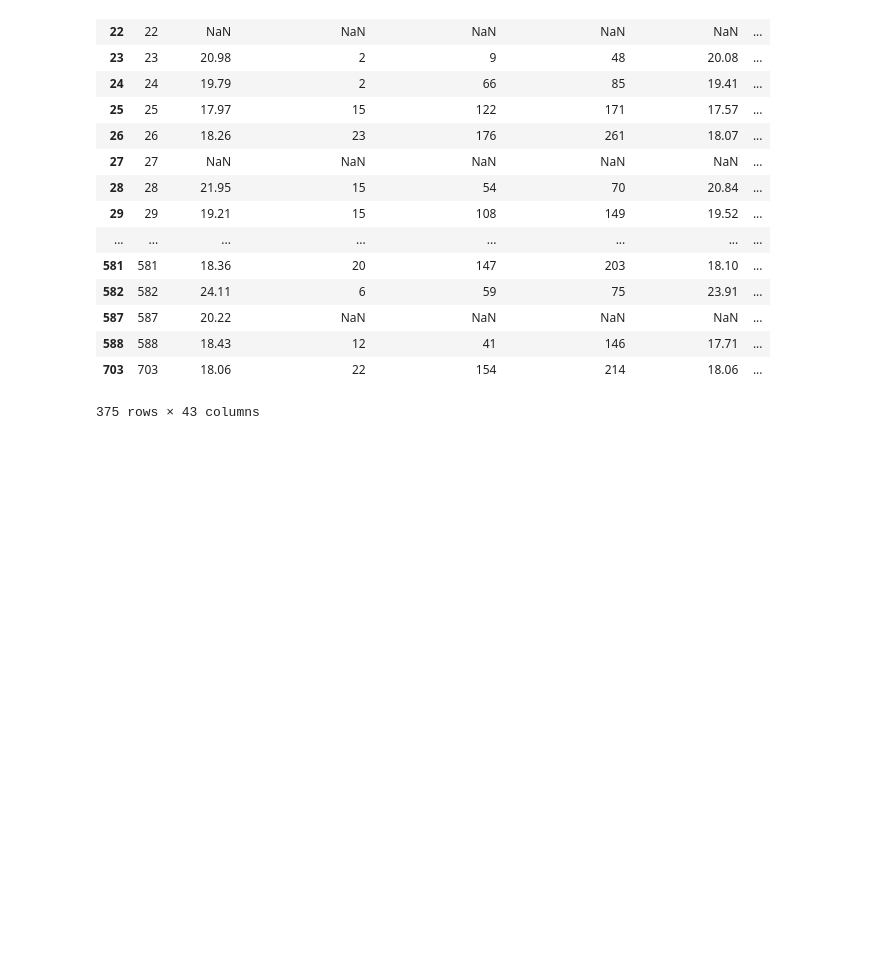
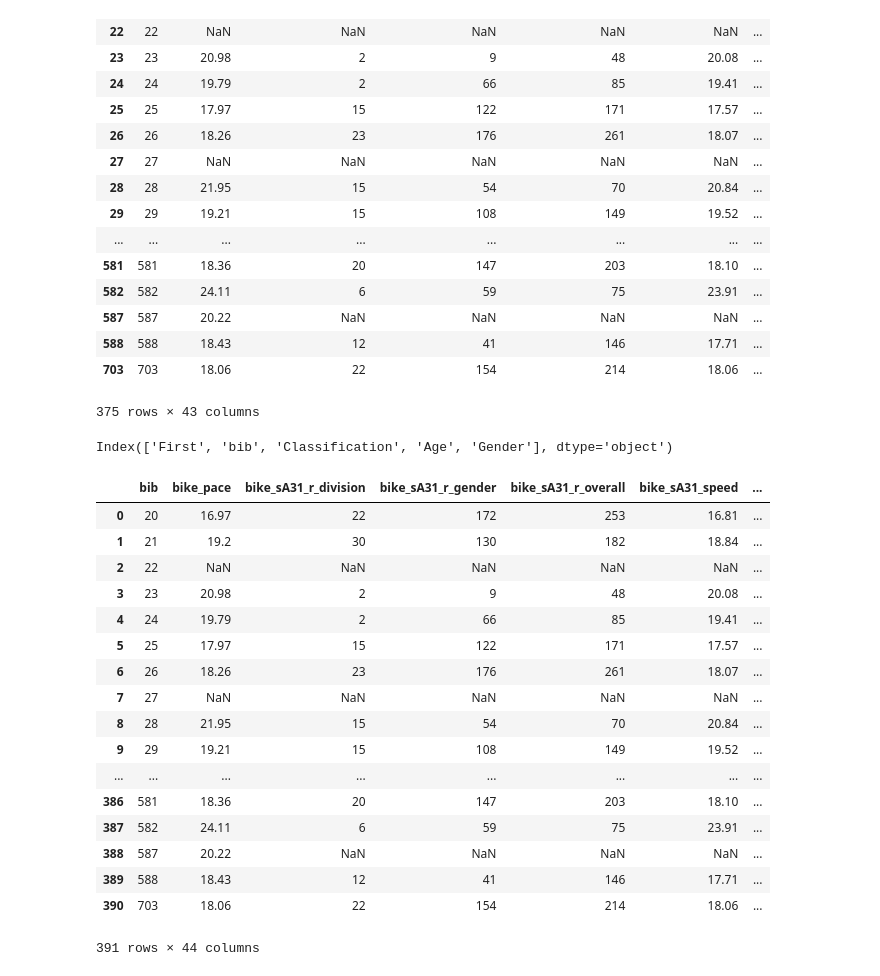
Before and after one commit to brunosan/Rev3-Williamsburg-Half-2016, a Jupyter notebook: Scrape.ipynb, the cells around one changed output. Saved outputs shown, nothing was run; the diff lists cells and outputs as text; code cells hidden in the pictures; blank space fills up the shorter version.

```diff
--- a/Scrape.ipynb
+++ b/Scrape.ipynb
@@ -195,0 +194,26 @@ df[df['error']=='yes']
+# %%
+ages_csv=pd.DataFrame.from_csv('./Williamsburg-Bibs-for-Website-.csv')
+ages_csv.columns
+# %% [output]
+Index(['First', 'bib', 'Classification', 'Age', 'Gender'], dtype='object')
+# %%
+df.merge(ages_csv[['bib','Age']], on='bib', how='left')
+# %% [output]
+|  | bib | bike_pace | bike_sA31_r_division | bike_sA31_r_gender | bike_sA31_r_overall | bike_sA31_speed | ... |
+| 0 | 20 | 16.97 | 22 | 172 | 253 | 16.81 | ... |
+| 1 | 21 | 19.2 | 30 | 130 | 182 | 18.84 | ... |
+| 2 | 22 | NaN | NaN | NaN | NaN | NaN | ... |
+| 3 | 23 | 20.98 | 2 | 9 | 48 | 20.08 | ... |
+| 4 | 24 | 19.79 | 2 | 66 | 85 | 19.41 | ... |
+| 5 | 25 | 17.97 | 15 | 122 | 171 | 17.57 | ... |
+| 6 | 26 | 18.26 | 23 | 176 | 261 | 18.07 | ... |
+| 7 | 27 | NaN | NaN | NaN | NaN | NaN | ... |
+| 8 | 28 | 21.95 | 15 | 54 | 70 | 20.84 | ... |
+| 9 | 29 | 19.21 | 15 | 108 | 149 | 19.52 | ... |
+| ... | ... | ... | ... | ... | ... | ... | ... |
+| 386 | 581 | 18.36 | 20 | 147 | 203 | 18.10 | ... |
+| 387 | 582 | 24.11 | 6 | 59 | 75 | 23.91 | ... |
+| 388 | 587 | 20.22 | NaN | NaN | NaN | NaN | ... |
+| 389 | 588 | 18.43 | 12 | 41 | 146 | 17.71 | ... |
+| 390 | 703 | 18.06 | 22 | 154 | 214 | 18.06 | ... |
+391 rows × 44 columns
```
Also changed, not shown: parts of 1 cell of this notebook, 1 other file.
